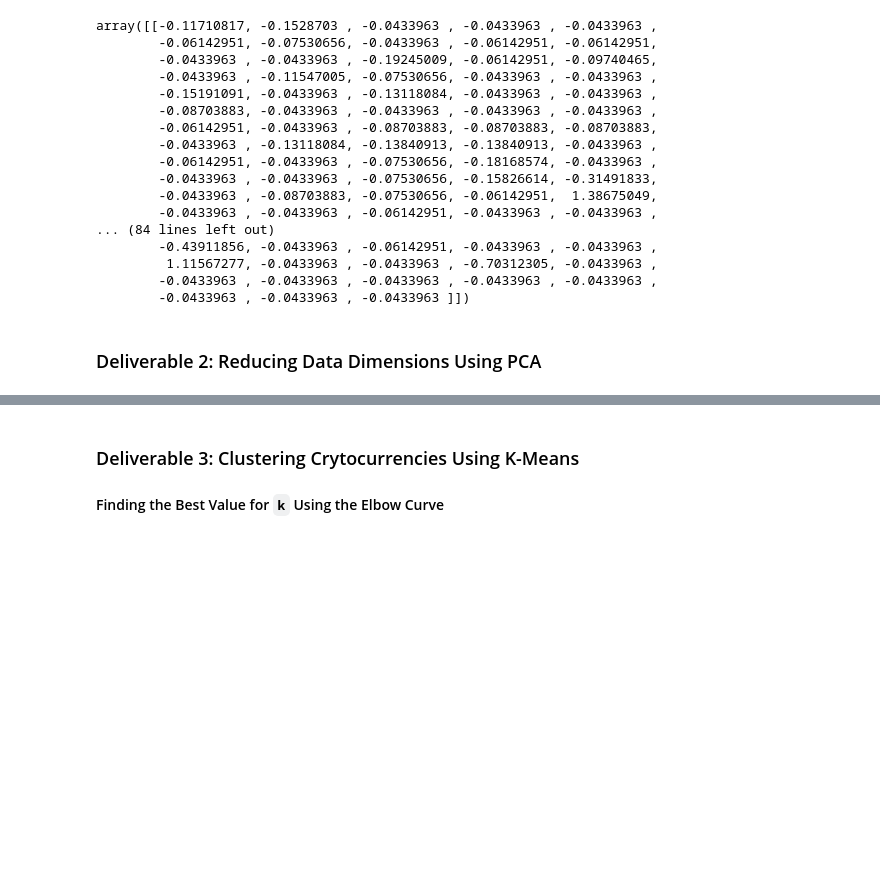
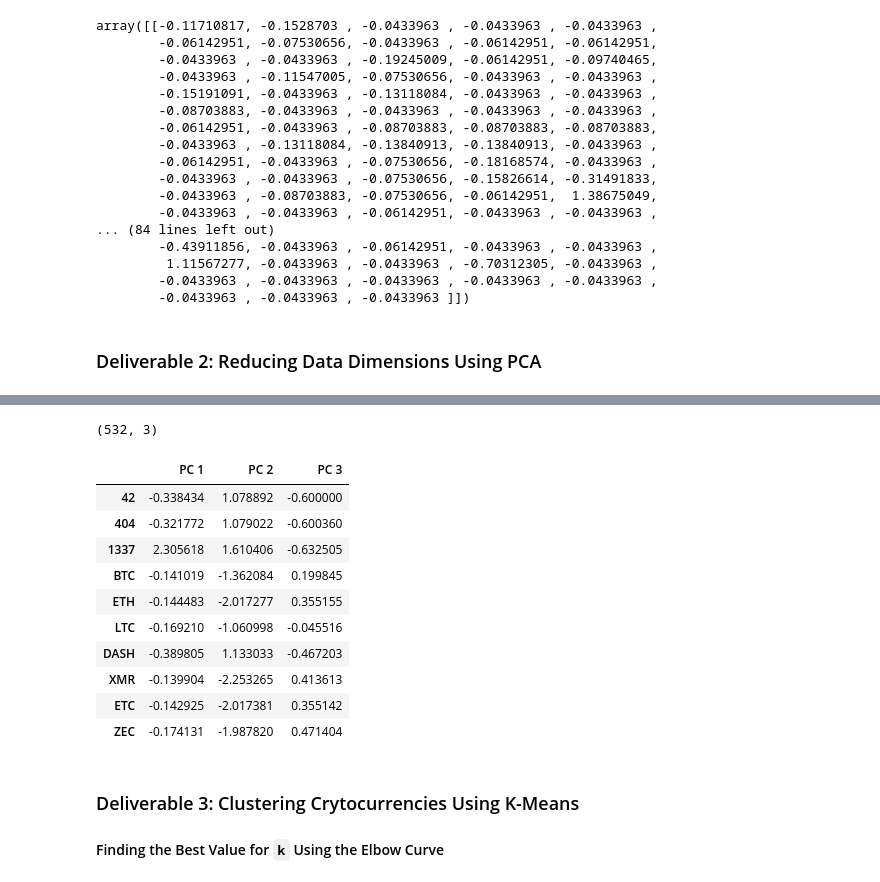
Before and after one commit to davidatoms/cryptos, a Jupyter notebook: crypto_clustering.ipynb, the cells around one changed output, grey strips where cells are left out. Saved outputs shown, nothing was run; the diff lists cells and outputs as text; code cells hidden in the pictures; blank space fills up the shorter version.

```diff
--- a/crypto_clustering.ipynb
+++ b/crypto_clustering.ipynb
@@ -179,7 +179,8 @@ X.head(10)
 10 rows × 98 columns
 # %%
 # Standardize the data with StandardScaler().
-# YOUR CODE HERE
+X_scaled = StandardScaler().fit_transform(X)
+X_scaled[0:5]
 # %% [output]
 array([[-0.11710817, -0.1528703 , -0.0433963 , -0.0433963 , -0.0433963 ,
         -0.06142951, -0.07530656, -0.0433963 , -0.06142951, -0.06142951,
@@ -202,5 +203,7 @@ array([[-0.11710817, -0.1528703 , -0.0433963 , -0.0433963 , -0.0433963 ,
 ### Deliverable 2: Reducing Data Dimensions Using PCA
 # %%
 # Using PCA to reduce dimension to three principal components.
-# YOUR CODE HERE
+pca = PCA(n_components=3)
+X_pca = pca.fit_transform(X_scaled)
+X_pca
 # %% [output]
@@ -230,3 +217,22 @@ array([[-0.33285464,  1.0383583 , -0.56494435],
+# %%
+# Create a DataFrame with the three principal components.
+pcs_df = pd.DataFrame(
+    data=X_pca, columns=["PC 1","PC 2", "PC 3"], index= crypto_df.index)
+print(pcs_df.shape)
+pcs_df.head(10)
+# %% [output]
+(532, 3)
+|  | PC 1 | PC 2 | PC 3 |
+| 42 | -0.338434 | 1.078892 | -0.600000 |
+| 404 | -0.321772 | 1.079022 | -0.600360 |
+| 1337 | 2.305618 | 1.610406 | -0.632505 |
+| BTC | -0.141019 | -1.362084 | 0.199845 |
+| ETH | -0.144483 | -2.017277 | 0.355155 |
+| LTC | -0.169210 | -1.060998 | -0.045516 |
+| DASH | -0.389805 | 1.133033 | -0.467203 |
+| XMR | -0.139904 | -2.253265 | 0.413613 |
+| ETC | -0.142925 | -2.017381 | 0.355142 |
+| ZEC | -0.174131 | -1.987820 | 0.471404 |
 # %% [markdown]
 ### Deliverable 3: Clustering Crytocurrencies Using K-Means
 
```
Also changed, not shown: parts of 2 cells of this notebook.
